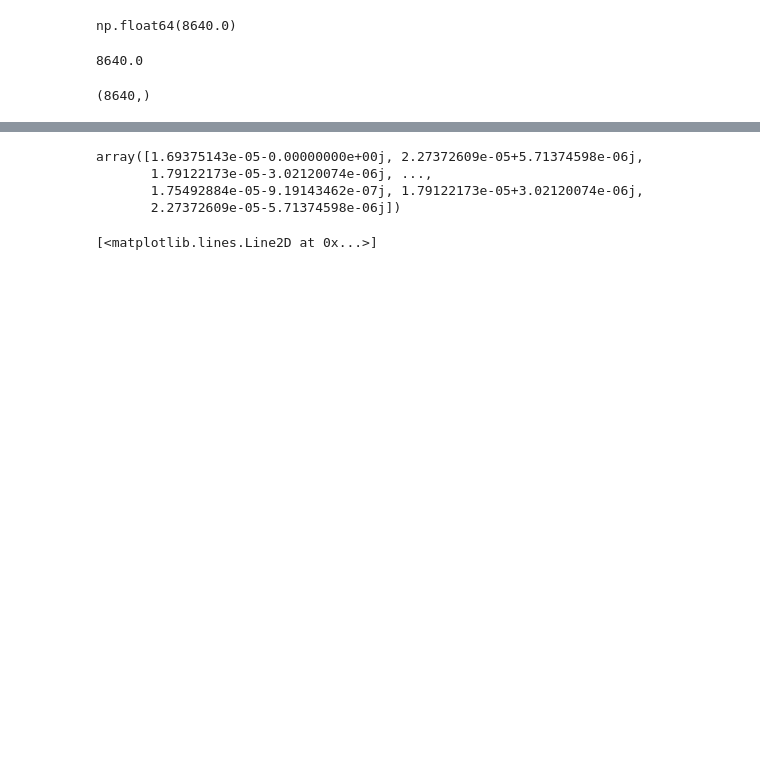
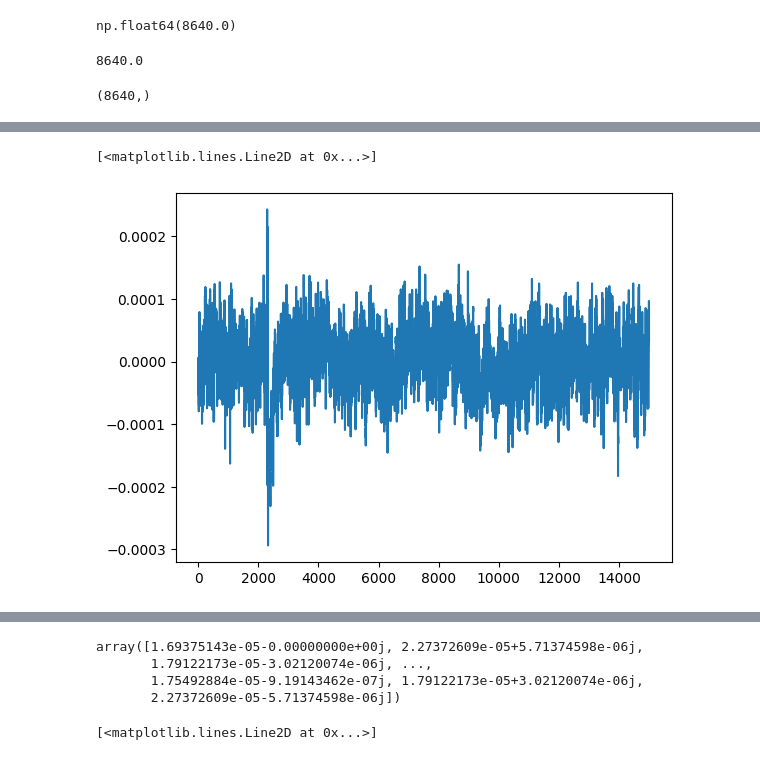
Before and after one commit to nworley01/rembler, a Jupyter notebook: sample_exploration.ipynb, the cells around one changed output, grey strips where cells are left out. Cells and saved outputs as stored; diff of their text form; code cells hidden in the pictures; blank space fills up the shorter version.

```diff
--- a/sample_exploration.ipynb
+++ b/sample_exploration.ipynb
@@ -92 +207,6 @@ from scipy.fft import fft, fftfreq, fftshift
+# %%
+plt.plot(sample['EEG'][0][0, df.loc[idx-1, 'start']:df.loc[idx+1, 'stop']])
+# %% [output]
+[<matplotlib.lines.Line2D at 0x...>]
+[figure, added]
 # %%
```
Also changed, not shown: parts of 35 cells of this notebook, 3 other files.
